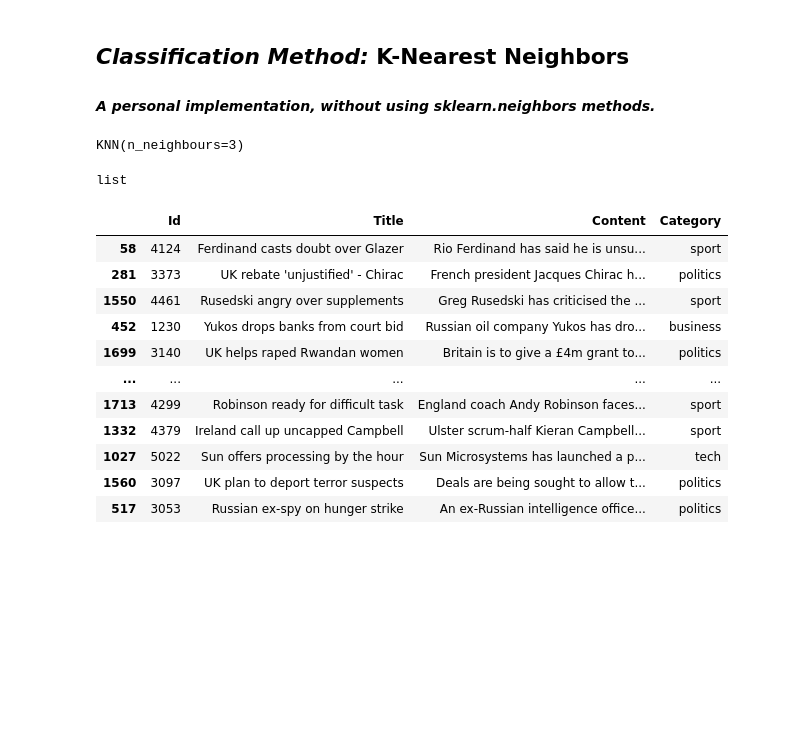
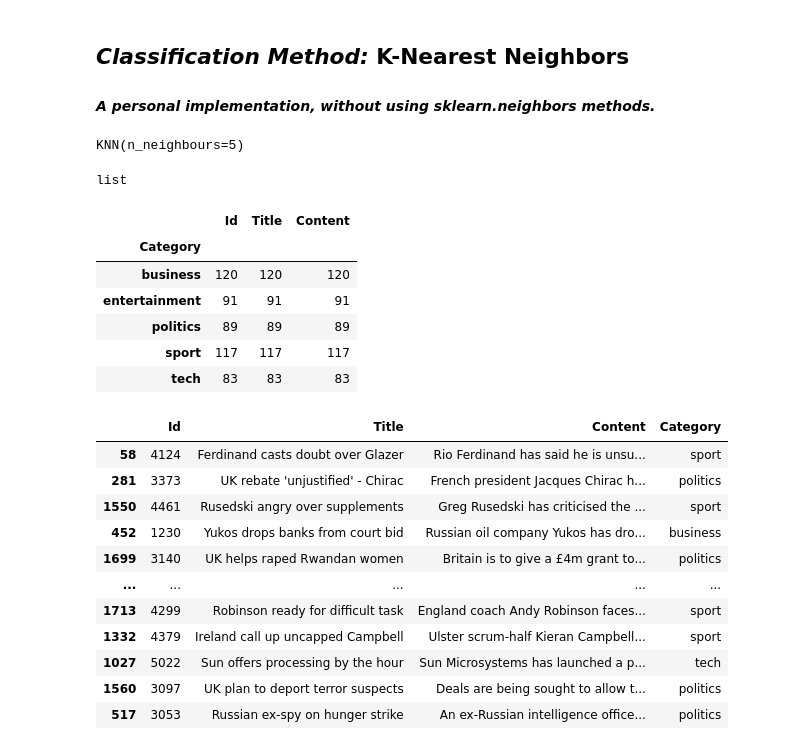
Before and after one commit to TazTornado/MiningTheNews, a Jupyter notebook: src/Categorization.ipynb, the cells around one changed output. Saved outputs shown, nothing was run; the diff lists cells and outputs as text; code cells hidden in the pictures; blank space fills up the shorter version.

```diff
--- a/src/Categorization.ipynb
+++ b/src/Categorization.ipynb
@@ -643,7 +661,7 @@ knn_train = df_train.sample(n = 500,random_state=7)
 
 knn_test = df_test.sample(n = 100,random_state=7)
 
-knn_vectorizer = CountVectorizer(ngram_range=(1,2), stop_words= STOPWORDS)
+knn_vectorizer = TfidfVectorizer(ngram_range=(1,2), stop_words= STOPWORDS)
 
 knn_train_tokens = knn_train.Content.values
 X_knn = knn_vectorizer.fit_transform(knn_train_tokens)
@@ -655,16 +673,26 @@ X_knn_test = X_knn_test.toarray()
 
 
 
-knn = KNN(3)
+knn = KNN(5)
 
 knn.fit(X_knn, knn_train.Category.values)
 # %% [output]
-KNN(n_neighbours=3)
+KNN(n_neighbours=5)
 # %%
 blah = knn.train
 type(blah)
 # %% [output]
 list
+# %%
+knn_train.groupby('Category').count()
+# %% [output]
+|  | Id | Title | Content |
+| Category |  |  |  |
+| business | 120 | 120 | 120 |
+| entertainment | 91 | 91 | 91 |
+| politics | 89 | 89 | 89 |
+| sport | 117 | 117 | 117 |
+| tech | 83 | 83 | 83 |
 # %%
 knn_train
 # %% [output]
```
Also changed, not shown: parts of 4 cells of this notebook.
